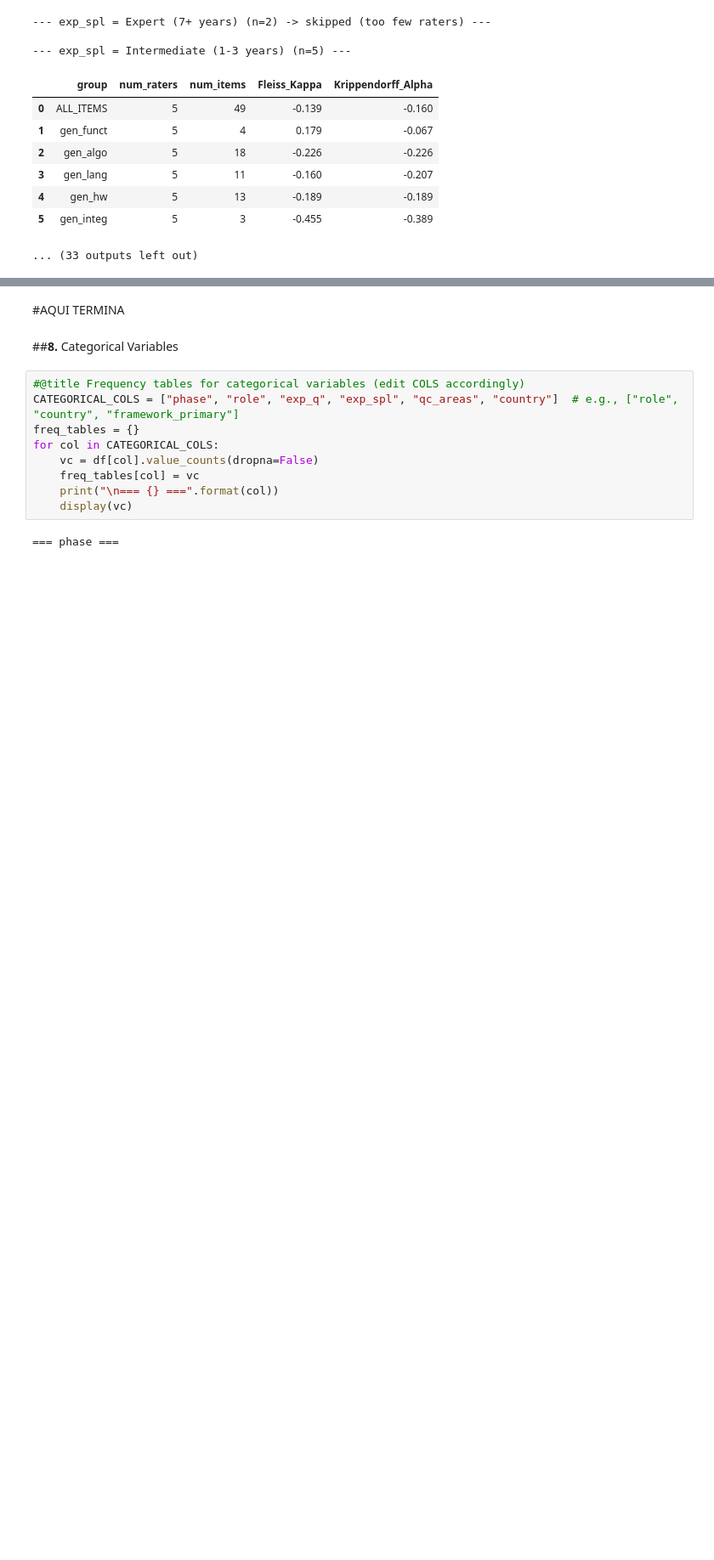
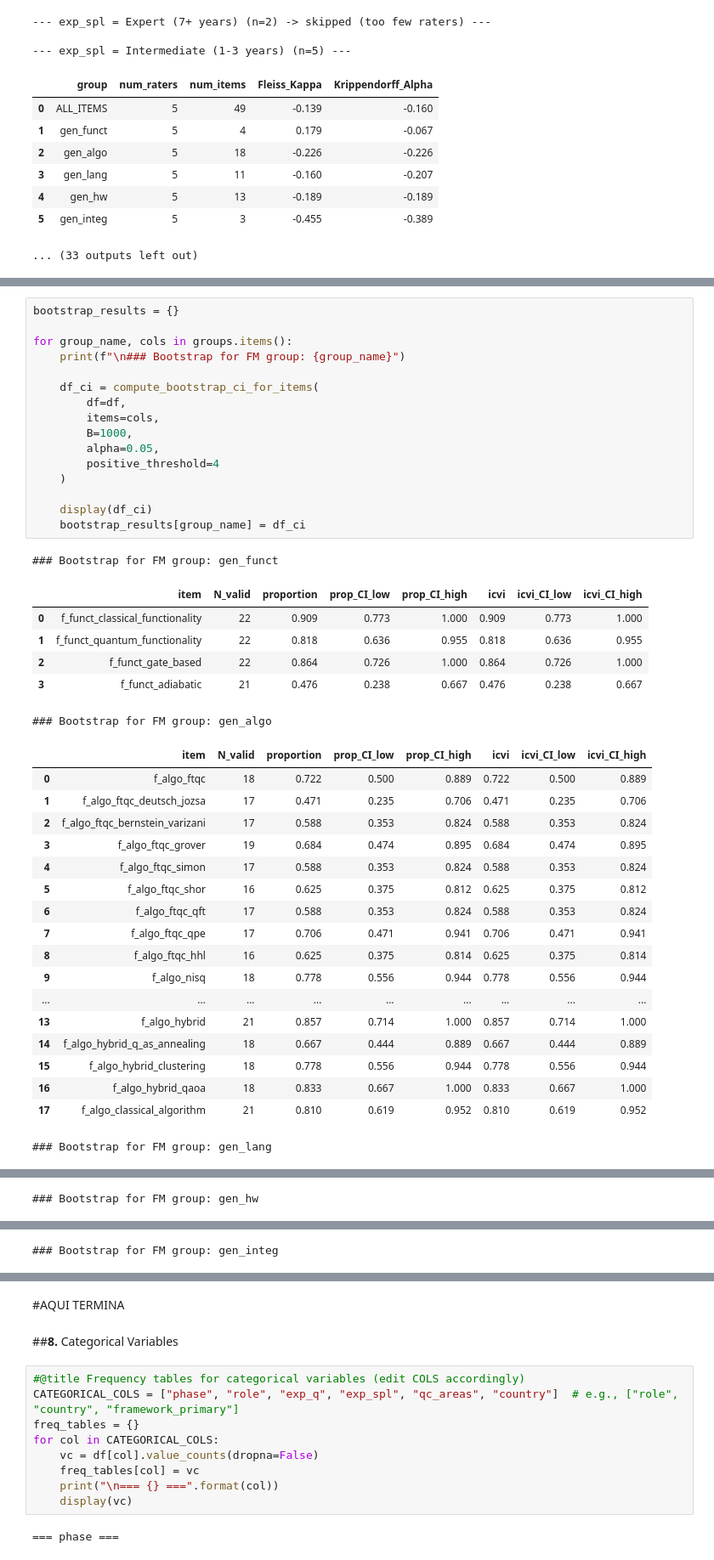
Before and after one commit to ricpdc/QSPL-Survey, a Jupyter notebook: QSE_Survey_Analysis_Colab.ipynb, the cells around one changed output, grey strips where cells are left out. Shown at 85% size. Saved outputs shown, nothing was run; the diff lists cells and outputs as text; blank space fills up the shorter version.

```diff
--- a/QSE_Survey_Analysis_Colab.ipynb
+++ b/QSE_Survey_Analysis_Colab.ipynb
@@ -2605,0 +2425,42 @@ Categories (4, object): ['Advanced (3-5 years)', 'Beginner (0-1 years)', 'Expert
+# %%
+bootstrap_results = {}
+
+for group_name, cols in groups.items():
+    print(f"\n### Bootstrap for FM group: {group_name}")
+
+    df_ci = compute_bootstrap_ci_for_items(
+        df=df,
+        items=cols,
+        B=1000,
+        alpha=0.05,
+        positive_threshold=4
+    )
+
+    display(df_ci)
+    bootstrap_results[group_name] = df_ci
+# %% [output]
+### Bootstrap for FM group: gen_funct
+|  | item | N_valid | proportion | prop_CI_low | prop_CI_high | icvi | icvi_CI_low | icvi_CI_high |
+| 0 | f_funct_classical_functionality | 22 | 0.909 | 0.773 | 1.000 | 0.909 | 0.773 | 1.000 |
+| 1 | f_funct_quantum_functionality | 22 | 0.818 | 0.636 | 0.955 | 0.818 | 0.636 | 0.955 |
+| 2 | f_funct_gate_based | 22 | 0.864 | 0.726 | 1.000 | 0.864 | 0.726 | 1.000 |
+| 3 | f_funct_adiabatic | 21 | 0.476 | 0.238 | 0.667 | 0.476 | 0.238 | 0.667 |
+### Bootstrap for FM group: gen_algo
+|  | item | N_valid | proportion | prop_CI_low | prop_CI_high | icvi | icvi_CI_low | icvi_CI_high |
+| 0 | f_algo_ftqc | 18 | 0.722 | 0.500 | 0.889 | 0.722 | 0.500 | 0.889 |
+| 1 | f_algo_ftqc_deutsch_jozsa | 17 | 0.471 | 0.235 | 0.706 | 0.471 | 0.235 | 0.706 |
+| 2 | f_algo_ftqc_bernstein_varizani | 17 | 0.588 | 0.353 | 0.824 | 0.588 | 0.353 | 0.824 |
+| 3 | f_algo_ftqc_grover | 19 | 0.684 | 0.474 | 0.895 | 0.684 | 0.474 | 0.895 |
+| 4 | f_algo_ftqc_simon | 17 | 0.588 | 0.353 | 0.824 | 0.588 | 0.353 | 0.824 |
+| 5 | f_algo_ftqc_shor | 16 | 0.625 | 0.375 | 0.812 | 0.625 | 0.375 | 0.812 |
+| 6 | f_algo_ftqc_qft | 17 | 0.588 | 0.353 | 0.824 | 0.588 | 0.353 | 0.824 |
+| 7 | f_algo_ftqc_qpe | 17 | 0.706 | 0.471 | 0.941 | 0.706 | 0.471 | 0.941 |
+| 8 | f_algo_ftqc_hhl | 16 | 0.625 | 0.375 | 0.814 | 0.625 | 0.375 | 0.814 |
+| 9 | f_algo_nisq | 18 | 0.778 | 0.556 | 0.944 | 0.778 | 0.556 | 0.944 |
+| ... | ... | ... | ... | ... | ... | ... | ... | ... |
+| 13 | f_algo_hybrid | 21 | 0.857 | 0.714 | 1.000 | 0.857 | 0.714 | 1.000 |
+| 14 | f_algo_hybrid_q_as_annealing | 18 | 0.667 | 0.444 | 0.889 | 0.667 | 0.444 | 0.889 |
+| 15 | f_algo_hybrid_clustering | 18 | 0.778 | 0.556 | 0.944 | 0.778 | 0.556 | 0.944 |
+| 16 | f_algo_hybrid_qaoa | 18 | 0.833 | 0.667 | 1.000 | 0.833 | 0.667 | 1.000 |
+| 17 | f_algo_classical_algorithm | 21 | 0.810 | 0.619 | 0.952 | 0.810 | 0.619 | 0.952 |
+### Bootstrap for FM group: gen_lang
@@ -2605,0 +2479 @@ Categories (4, object): ['Advanced (3-5 years)', 'Beginner (0-1 years)', 'Expert
+### Bootstrap for FM group: gen_hw
@@ -2605,0 +2494 @@ Categories (4, object): ['Advanced (3-5 years)', 'Beginner (0-1 years)', 'Expert
+### Bootstrap for FM group: gen_integ
```
Also changed, not shown: parts of 19 cells of this notebook.
